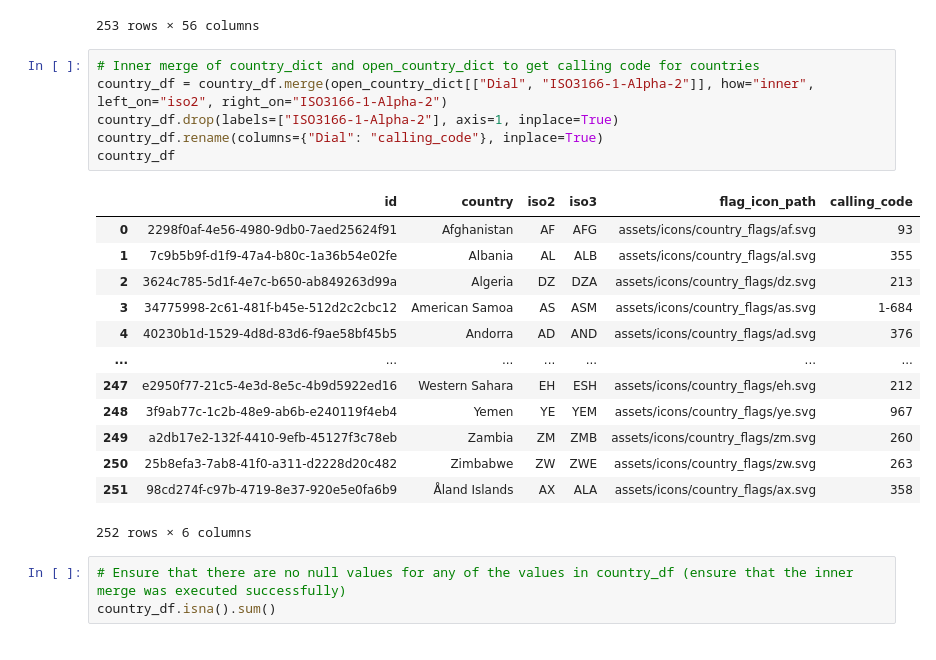
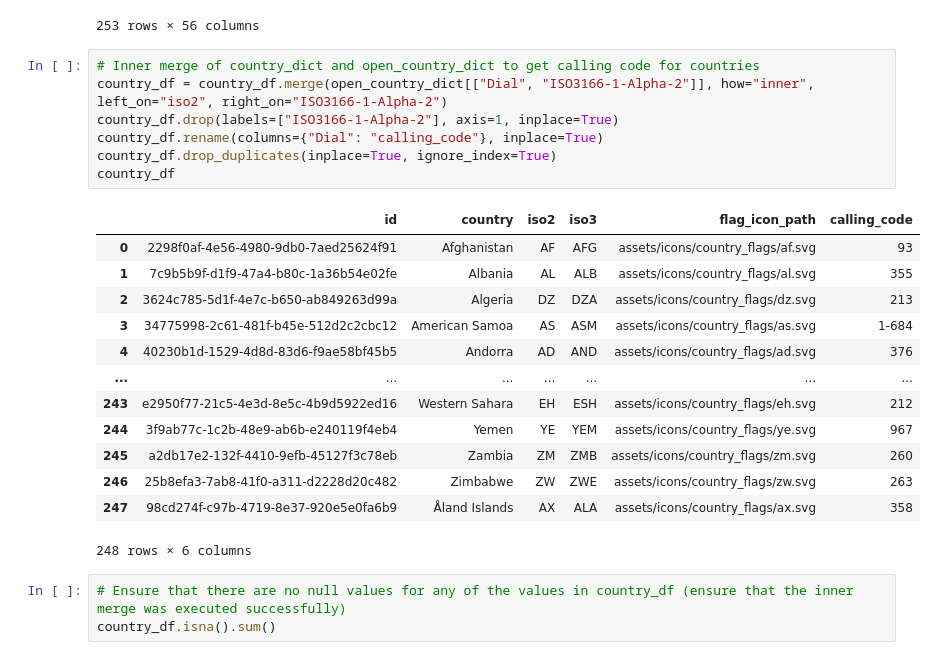
Before and after one commit to AI-UN-SDG5/AI-UN-SDG5_Data_Preparation, a Jupyter notebook: data_preparation.ipynb, the cells around one changed output. Cells and saved outputs as stored; diff of their text form.

Commit message:
drop duplicate countries

```diff
--- a/data_preparation.ipynb
+++ b/data_preparation.ipynb
@@ -130,23 +131,24 @@ open_country_dict
 # %%
 # Inner merge of country_dict and open_country_dict to get calling code for countries
 country_df = country_df.merge(open_country_dict[["Dial", "ISO3166-1-Alpha-2"]], how="inner", left_on="iso2", right_on="ISO3166-1-Alpha-2")
 country_df.drop(labels=["ISO3166-1-Alpha-2"], axis=1, inplace=True)
 country_df.rename(columns={"Dial": "calling_code"}, inplace=True)
+country_df.drop_duplicates(inplace=True, ignore_index=True)
 country_df
 # %% [output]
 |  | id | country | iso2 | iso3 | flag_icon_path | calling_code |
 | 0 | 2298f0af-4e56-4980-9db0-7aed25624f91 | Afghanistan | AF | AFG | assets/icons/country_flags/af.svg | 93 |
 | 1 | 7c9b5b9f-d1f9-47a4-b80c-1a36b54e02fe | Albania | AL | ALB | assets/icons/country_flags/al.svg | 355 |
 | 2 | 3624c785-5d1f-4e7c-b650-ab849263d99a | Algeria | DZ | DZA | assets/icons/country_flags/dz.svg | 213 |
 | 3 | 34775998-2c61-481f-b45e-512d2c2cbc12 | American Samoa | AS | ASM | assets/icons/country_flags/as.svg | 1-684 |
 | 4 | 40230b1d-1529-4d8d-83d6-f9ae58bf45b5 | Andorra | AD | AND | assets/icons/country_flags/ad.svg | 376 |
 | ... | ... | ... | ... | ... | ... | ... |
-| 247 | e2950f77-21c5-4e3d-8e5c-4b9d5922ed16 | Western Sahara | EH | ESH | assets/icons/country_flags/eh.svg | 212 |
-| 248 | 3f9ab77c-1c2b-48e9-ab6b-e240119f4eb4 | Yemen | YE | YEM | assets/icons/country_flags/ye.svg | 967 |
-| 249 | a2db17e2-132f-4410-9efb-45127f3c78eb | Zambia | ZM | ZMB | assets/icons/country_flags/zm.svg | 260 |
-| 250 | 25b8efa3-7ab8-41f0-a311-d2228d20c482 | Zimbabwe | ZW | ZWE | assets/icons/country_flags/zw.svg | 263 |
-| 251 | 98cd274f-c97b-4719-8e37-920e5e0fa6b9 | Åland Islands | AX | ALA | assets/icons/country_flags/ax.svg | 358 |
+| 243 | e2950f77-21c5-4e3d-8e5c-4b9d5922ed16 | Western Sahara | EH | ESH | assets/icons/country_flags/eh.svg | 212 |
+| 244 | 3f9ab77c-1c2b-48e9-ab6b-e240119f4eb4 | Yemen | YE | YEM | assets/icons/country_flags/ye.svg | 967 |
+| 245 | a2db17e2-132f-4410-9efb-45127f3c78eb | Zambia | ZM | ZMB | assets/icons/country_flags/zm.svg | 260 |
+| 246 | 25b8efa3-7ab8-41f0-a311-d2228d20c482 | Zimbabwe | ZW | ZWE | assets/icons/country_flags/zw.svg | 263 |
+| 247 | 98cd274f-c97b-4719-8e37-920e5e0fa6b9 | Åland Islands | AX | ALA | assets/icons/country_flags/ax.svg | 358 |
-252 rows × 6 columns
+248 rows × 6 columns
 # %%
 # Ensure that there are no null values for any of the values in country_df (ensure that the inner merge was executed successfully)
 country_df.isna().sum()
```
Also changed, not shown: parts of 2 cells of this notebook.
